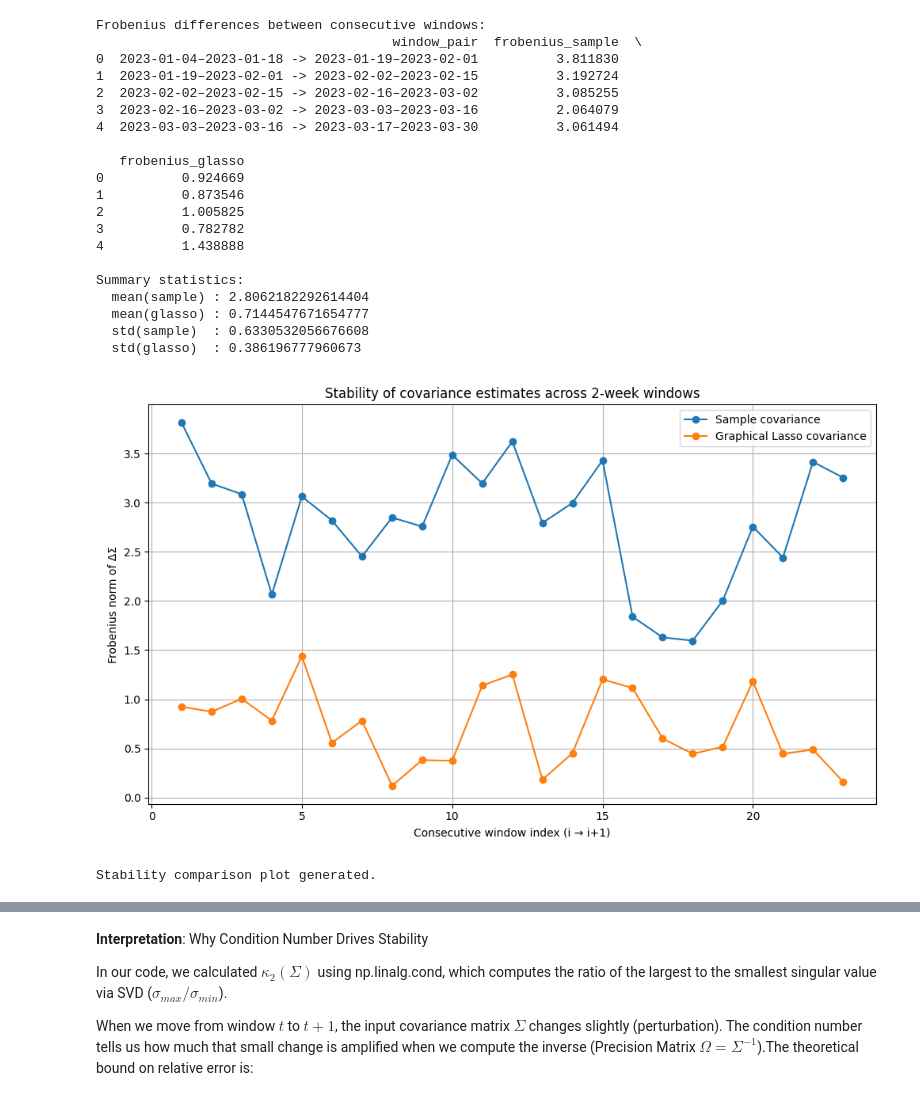
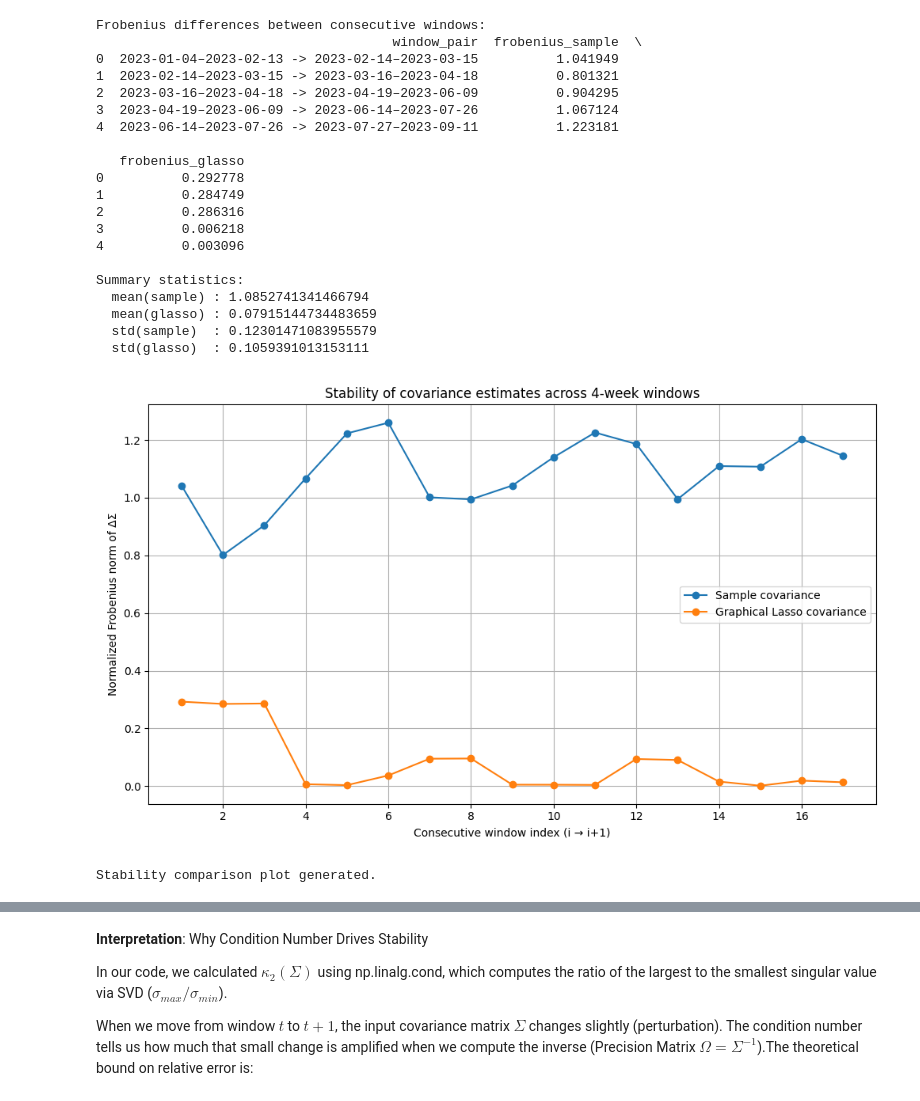
Before and after one commit to mavio9/Sparse-Graphical-Models-for-Mean-Variance-Portfolio-Optimization, a Jupyter notebook: Glasso_stability.ipynb, the cells around one changed output, grey strips where cells are left out. Cells and saved outputs as stored; diff of their text form; code cells hidden in the pictures.

Commit message:
Updates
1) now the difference in the frobenius norm is normalized

2) we use a large universe of assets ~600

3) assets name are saved in the csv file ticker_names.csv

```diff
--- a/Glasso_stability.ipynb
+++ b/Glasso_stability.ipynb
@@ -36,26 +88,0 @@ Config loaded.
-# %%
-# Cell 2: Data retrieval and returns computation
-
-def get_data(tickers, start_date, end_date):
-    """
-    Download adjusted close prices from Yahoo Finance and compute daily returns.
-    """
-    print("Downloading data from Yahoo Finance...")
-    data = yf.download(tickers, start=start_date, end=end_date)['Close']
-
-    # Make sure we always have a DataFrame
-    if isinstance(data, pd.Series):
-        data = data.to_frame()
-
-    # Calculate returns and drop days with any missing values across tickers
-    returns = data.pct_change().dropna(how="any")
-    print(f"✅ Retrieved {returns.shape[1]} assets over {returns.shape[0]} days")
-    return returns
-
-# Retrieve 1-year daily returns
-returns_df = get_data(TICKERS, START_DATE, END_DATE)
-
-print("\nreturns_df info:")
-print("  shape:", returns_df.shape)
-print("  columns (tickers):", list(returns_df.columns))
-print(returns_df.head())
@@ -159,17 +162,15 @@ def compute_cov_prec_for_window(window_returns, alpha):
         )
         cond_sample = np.inf
 
-
     sample_prec = None
-    is_well_conditioned = np.isfinite(cond_sample) and cond_sample < MAX_CONDITION_NUMBER
-
+    # is_well_conditioned = np.isfinite(cond_sample) and cond_sample < MAX_CONDITION_NUMBER
 
     try:
         sample_prec = np.linalg.inv(sample_cov)
     except np.linalg.LinAlgError as e:
         print(
-            "Warning: sample covariance appears well-conditioned "
-            f"(cond={cond_sample:.2e}) but inversion failed;\n"
+            "Warning:"
+            f"(cond={cond_sample:.2e}) and inversion failed;\n"
             f"  Details: {e}"
         )
         sample_prec = None
@@ -212,7 +213,6 @@ if len(sample_covs) > 0:
     print("  covariance matrix shape:", sample_covs[0].shape)
 
 
-
 # --- 2. Funzione di Plotting e Analisi ---
 
 window_indices = np.arange(len(cond_sample))
@@ -286,8 +309,8 @@ def frobenius_differences(cov_list):
     """
     diffs = []
     for i in range(len(cov_list) - 1):
-        delta = cov_list[i+1] - cov_list[i]
-        frob = np.linalg.norm(delta, ord='fro')
+        delta = (cov_list[i+1] - cov_list[i])
+        frob = np.linalg.norm(delta, ord='fro')/np.linalg.norm(cov_list[i], ord='fro')    # NORMALIZATION
         diffs.append(frob)
     return np.array(diffs)
 
@@ -318,44 +341,44 @@ print("  std(glasso)  :", results_df["frobenius_glasso"].std())
 # %% [output]
 Frobenius differences between consecutive windows:
                                       window_pair  frobenius_sample  \
-0  2023-01-04–2023-01-18 -> 2023-01-19–2023-02-01          3.811830
-1  2023-01-19–2023-02-01 -> 2023-02-02–2023-02-15          3.192724
-2  2023-02-02–2023-02-15 -> 2023-02-16–2023-03-02          3.085255
-3  2023-02-16–2023-03-02 -> 2023-03-03–2023-03-16          2.064079
-4  2023-03-03–2023-03-16 -> 2023-03-17–2023-03-30          3.061494
+0  2023-01-04–2023-02-13 -> 2023-02-14–2023-03-15          1.041949
+1  2023-02-14–2023-03-15 -> 2023-03-16–2023-04-18          0.801321
+2  2023-03-16–2023-04-18 -> 2023-04-19–2023-06-09          0.904295
+3  2023-04-19–2023-06-09 -> 2023-06-14–2023-07-26          1.067124
+4  2023-06-14–2023-07-26 -> 2023-07-27–2023-09-11          1.223181
 
    frobenius_glasso
-0          0.924669
-1          0.873546
-2          1.005825
-3          0.782782
-4          1.438888
+0          0.292778
+1          0.284749
+2          0.286316
+3          0.006218
+4          0.003096
 
 Summary statistics:
-  mean(sample) : 2.8062182292614404
-  mean(glasso) : 0.7144547671654777
-  std(sample)  : 0.6330532056676608
-  std(glasso)  : 0.386196777960673
+  mean(sample) : 1.0852741341466794
+  mean(glasso) : 0.07915144734483659
+  std(sample)  : 0.12301471083955579
+  std(glasso)  : 0.1059391013153111
 # %%
 # Cell 6: Plot sample vs Glasso Frobenius norms
 
 plt.figure(figsize=(10, 6))
 x = np.arange(1, len(fro_sample) + 1)
 
 plt.plot(x, fro_sample, marker='o', label="Sample covariance")
 plt.plot(x, fro_glasso, marker='o', label="Graphical Lasso covariance")
 
 plt.xlabel("Consecutive window index (i → i+1)")
-plt.ylabel("Frobenius norm of ΔΣ")
-plt.title("Stability of covariance estimates across 2-week windows")
+plt.ylabel("Normalized Frobenius norm of ΔΣ")
+plt.title(f"Stability of covariance estimates across {WINDOW_WEEKS}-week windows")
 plt.grid(True)
 plt.legend()
 plt.tight_layout()
 plt.show()
 
 print("Stability comparison plot generated.")
 # %% [output]
-[figure, old version]
+[figure, new version]
 Stability comparison plot generated.
 # %%
 # Cell 7: Frobenius norm differences for precision matrices (sample vs Glasso)
```
Also changed, not shown: parts of 6 cells of this notebook, 2 other files.
